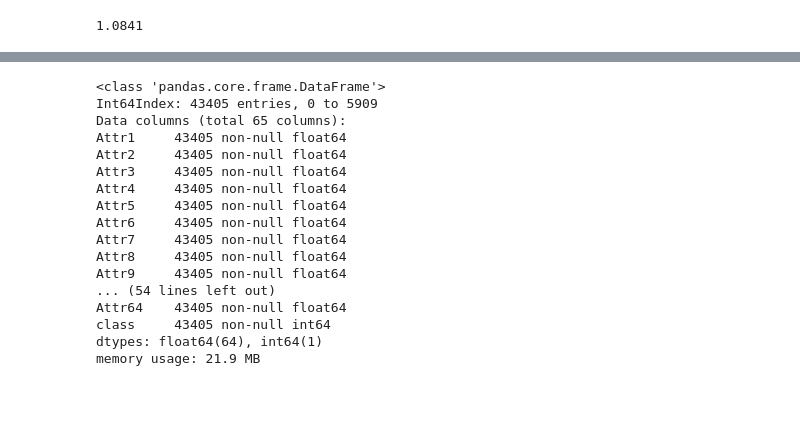
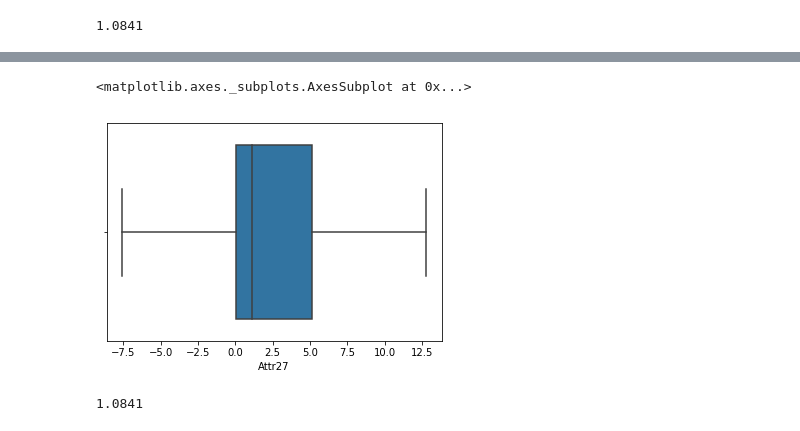
Before and after one commit to SiddharthPant/hackathon_bankruptcy, a Jupyter notebook: dataset_4/Untitled.ipynb, the cells around one changed output, grey strips where cells are left out. Cells and saved outputs as stored; diff of their text form; code cells hidden in the pictures; blank space fills up the shorter version.

```diff
--- a/dataset_4/Untitled.ipynb
+++ b/dataset_4/Untitled.ipynb
@@ -142,20 +194,9 @@ big_data['Attr27'].median()
+# %%
+sns.boxplot(big_data['Attr27'].dropna())
+# %% [output]
+<matplotlib.axes._subplots.AxesSubplot at 0x...>
+[figure, added]
 # %%
-big_data.fillna(big_data.median()).info()
+big_data['Attr27'].median()
 # %% [output]
-<class 'pandas.core.frame.DataFrame'>
-Int64Index: 43405 entries, 0 to 5909
-Data columns (total 65 columns):
-Attr1     43405 non-null float64
-Attr2     43405 non-null float64
-Attr3     43405 non-null float64
-Attr4     43405 non-null float64
-Attr5     43405 non-null float64
-Attr6     43405 non-null float64
-Attr7     43405 non-null float64
-Attr8     43405 non-null float64
-Attr9     43405 non-null float64
-... (54 lines left out)
-Attr64    43405 non-null float64
-class     43405 non-null int64
-dtypes: float64(64), int64(1)
-memory usage: 21.9 MB
+1.0841
```
Also changed, not shown: parts of 7 cells of this notebook, 5 other files.
